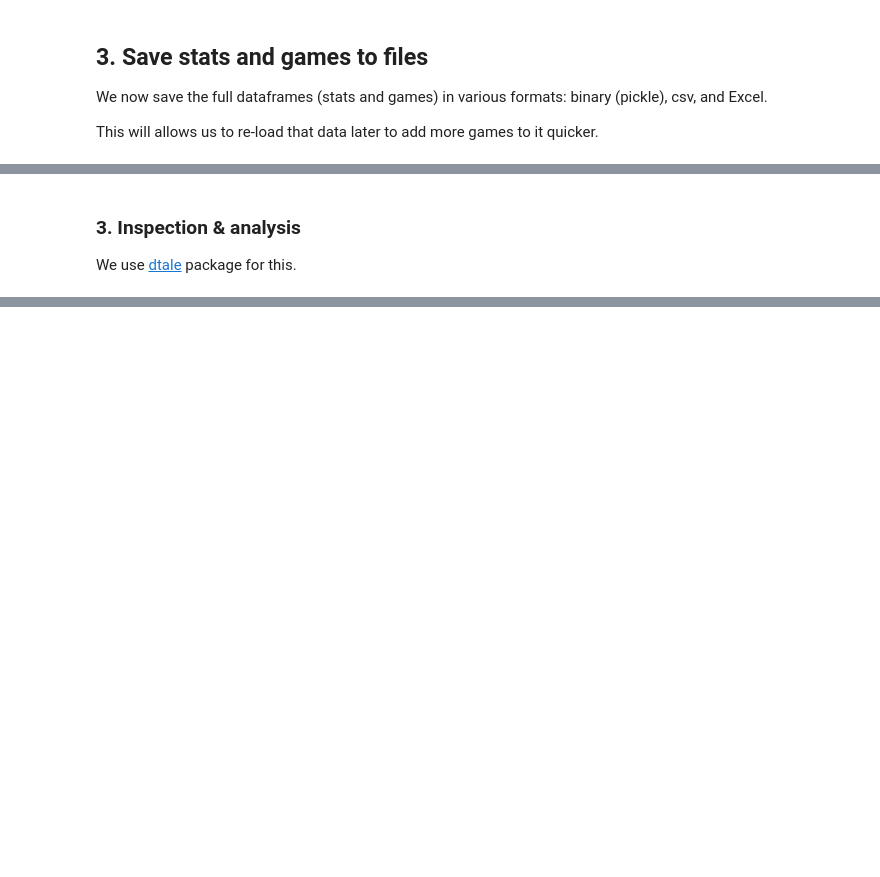
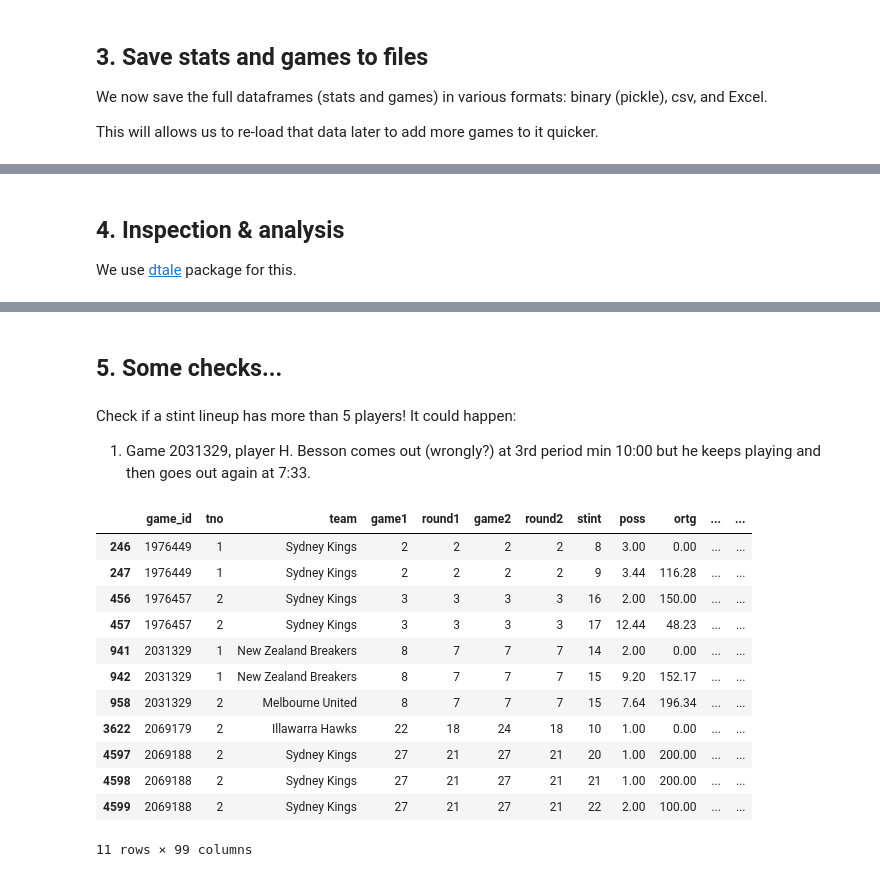
Before and after one commit to ssardina/pynbl, a Jupyter notebook: bball_stats.ipynb, the cells around one changed output, grey strips where cells are left out. Cells and saved outputs as stored; diff of their text form; code cells hidden in the pictures; blank space fills up the shorter version.

```diff
--- a/bball_stats.ipynb
+++ b/bball_stats.ipynb
@@ -208,5 +210,5 @@ Executing shutdown...
 # %% [markdown]
-### 3. Inspection & analysis
+## 4. Inspection & analysis
 
 We use [dtale](https://pypi.org/project/dtale/) package for this.
 # %%
@@ -216,3 +218,29 @@ dtale.show(stats_df)
 # dtale.show(stats_df[['tno', 'stint', 'poss', 'ortg', 'drtg', "poss_opp", "ortg_opp", "drtg_opp"]])
 # %% [output]
 [interactive output not drawn]
+# %% [markdown]
+## 5. Some checks...
+# %% [markdown]
+Check if a stint lineup has more than 5 players! It could happen:
+
+1. Game 2031329, player H. Besson comes out (wrongly?) at 3rd period min 10:00 but he keeps playing and then goes out again at 7:33.
+# %%
+stats_df.shape
+mask = stats_df['lineup'].apply(lambda x: len(x) != 5)
+stats_df[mask]
+
+# stats_df.iloc[941][['game_id', 'lineup']]
+# %% [output]
+|  | game_id | tno | team | game1 | round1 | game2 | round2 | stint | poss | ortg | ... | ... |
+| 246 | 1976449 | 1 | Sydney Kings | 2 | 2 | 2 | 2 | 8 | 3.00 | 0.00 | ... | ... |
+| 247 | 1976449 | 1 | Sydney Kings | 2 | 2 | 2 | 2 | 9 | 3.44 | 116.28 | ... | ... |
+| 456 | 1976457 | 2 | Sydney Kings | 3 | 3 | 3 | 3 | 16 | 2.00 | 150.00 | ... | ... |
+| 457 | 1976457 | 2 | Sydney Kings | 3 | 3 | 3 | 3 | 17 | 12.44 | 48.23 | ... | ... |
+| 941 | 2031329 | 1 | New Zealand Breakers | 8 | 7 | 7 | 7 | 14 | 2.00 | 0.00 | ... | ... |
+| 942 | 2031329 | 1 | New Zealand Breakers | 8 | 7 | 7 | 7 | 15 | 9.20 | 152.17 | ... | ... |
+| 958 | 2031329 | 2 | Melbourne United | 8 | 7 | 7 | 7 | 15 | 7.64 | 196.34 | ... | ... |
+| 3622 | 2069179 | 2 | Illawarra Hawks | 22 | 18 | 24 | 18 | 10 | 1.00 | 0.00 | ... | ... |
+| 4597 | 2069188 | 2 | Sydney Kings | 27 | 21 | 27 | 21 | 20 | 1.00 | 200.00 | ... | ... |
+| 4598 | 2069188 | 2 | Sydney Kings | 27 | 21 | 27 | 21 | 21 | 1.00 | 200.00 | ... | ... |
+| 4599 | 2069188 | 2 | Sydney Kings | 27 | 21 | 27 | 21 | 22 | 2.00 | 100.00 | ... | ... |
+11 rows × 99 columns
```
Also changed, not shown: parts of 4 cells of this notebook, 1 other file.
